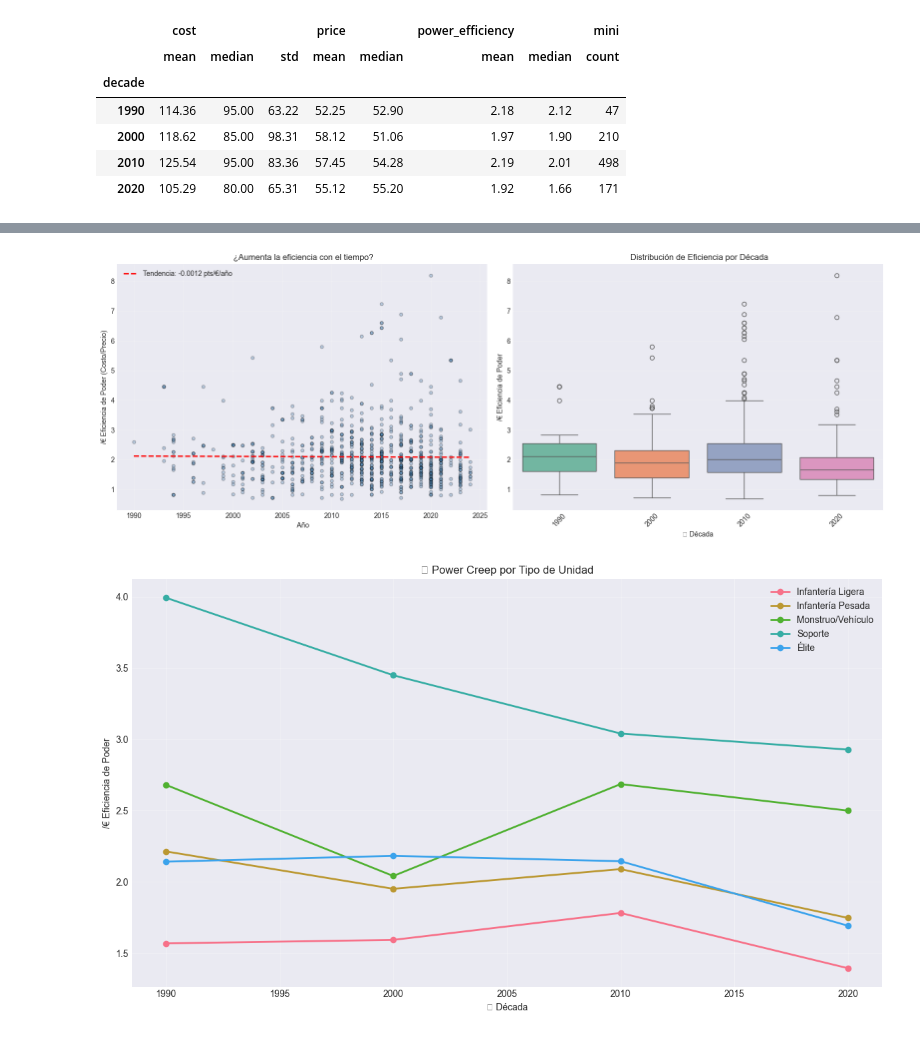
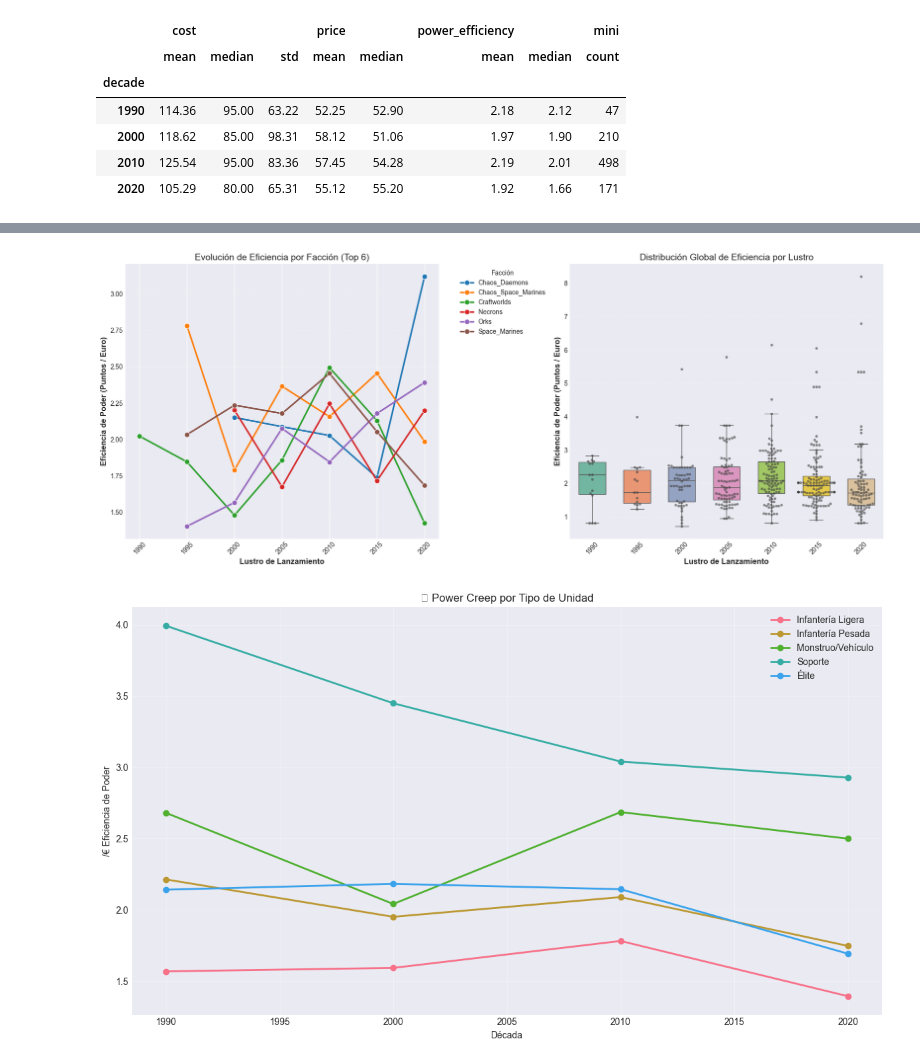
Before and after one commit to Varushet/EDA, a Jupyter notebook: src/main/EDA_W40K.ipynb, the cells around one changed output, grey strips where cells are left out. Cells and saved outputs as stored; diff of their text form; code cells hidden in the pictures.

Commit message:
EDA Finalizado

```diff
--- a/src/main/EDA_W40K.ipynb
+++ b/src/main/EDA_W40K.ipynb
@@ -15,10 +15,10 @@ sns.set_palette("husl")
 pd.set_option('display.max_columns', None)
 pd.set_option('display.float_format', lambda x: f'{x:.2f}')
 # %%
-df_mini = pd.read_csv('clear_data/df_W40K.csv')
-df_lore = pd.read_csv('clear_data/lore_books.csv')
-df_faction = pd.read_csv('clear_data/faction_own.csv')
-df_market = pd.read_csv('clear_data/print3d_market.csv')
+df_mini = pd.read_csv('../data/clear_data/df_W40K.csv')
+df_lore = pd.read_csv('../data/clear_data/lore_books.csv')
+df_faction = pd.read_csv('../data/clear_data/faction_own.csv')
+df_market = pd.read_csv('../data/clear_data/print3d_market.csv')
 # %%
 df_mini['price'] = pd.to_numeric(df_mini['price'], errors='coerce')
 df_mini['cost'] = pd.to_numeric(df_mini['cost'], errors='coerce')
@@ -31,6 +31,9 @@ df_market['year'] = pd.to_numeric(df_market['year'], errors='coerce')
 df_mini['faction_clean'] = df_mini['faction'].str.strip()
 df_lore['faction_clean'] = df_lore['faction'].str.strip()
 df_faction['faction_clean'] = df_faction['faction'].str.strip()
+
+
+df_mini['material'] = df_mini['material'].astype(str).str.replace('?', '', regex=False)
 # %%
 print(f" Miniaturas: {df_mini.shape}")
 print(f" Libros Lore: {df_lore.shape}")
@@ -1012,37 +1284,64 @@ plt.savefig('hipotesis_8_power_creep_trend.png', dpi=300, bbox_inches='tight')
 # %%
-# 8.5 - Visualización 2: Eficiencia de Poder (cost/price) over time
-fig, axes = plt.subplots(1, 2, figsize=(16, 6))
+import matplotlib.pyplot as plt
+import seaborn as sns
+import numpy as np
 
-# Scatter global con línea de tendencia
-axes[0].scatter(df_pc['year'], df_pc['power_efficiency'],
-                alpha=0.3, s=20, c='steelblue', edgecolors='black')
+# --- PREPARACIÓN DE DATOS ---
+df_pc['lustro'] = (df_pc['year'] // 5) * 5
+top_factions = df_pc['faction_clean'].value_counts().nlargest(6).index
+df_top = df_pc[df_pc['faction_clean'].isin(top_factions)]
 
-# Línea de regresión
-z = np.polyfit(df_pc['year'].dropna(), df_pc['power_efficiency'].dropna(), 1)
-p = np.poly1d(z)
-axes[0].plot(df_pc['year'].sort_values(),
-             p(np.sort(df_pc['year'].dropna())),
-             "r--", linewidth=2, label=f'Tendencia: {z[0]:.4f} pts/€/año')
+# Agrupar para el gráfico de líneas
+efficiency_trend = df_top.groupby(['faction_clean', 'lustro'])['power_efficiency'].mean().reset_index()
 
-axes[0].set_xlabel(' Año')
-axes[0].set_ylabel('/€ Eficiencia de Poder (Costo/Precio)')
-axes[0].set_title(' ¿Aumenta la eficiencia con el tiempo?')
-axes[0].legend()
-axes[0].grid(alpha=0.3)
+# --- CONFIGURACIÓN VISUAL UNIFICADA ---
+fig, axes = plt.subplots(1, 2, figsize=(18, 7))
 
-# Boxplot por década para ver distribución
-df_pc_clean = df_pc[df_pc['decade'].notna()]
-sns.boxplot(data=df_pc_clean, x='decade', y='power_efficiency', ax=axes[1], palette="Set2")
-axes[1].set_xlabel('📆 Década')
-axes[1].set_ylabel('/€ Eficiencia de Poder')
-axes[1].set_title(' Distribución de Eficiencia por Década')
+# Paleta de colores consistente
+palette = sns.color_palette("tab10", n_colors=len(top_factions))
+
+# GRÁFICO 1: TENDENCIA POR FACCION (Líneas)
+sns.lineplot(
+    data=efficiency_trend,
+    x='lustro',
+    y='power_efficiency',
+    hue='faction_clean',
+    marker='o',
+    markersize=8,
+    linewidth=2.5,
+    palette=palette,
+    ax=axes[0]
+)
+
+axes[0].set_xlabel('Lustro de Lanzamiento', fontsize=12, fontweight='bold')
+axes[0].set_ylabel('Eficiencia de Poder (Puntos / Euro)', fontsize=12, fontweight='bold')
+axes[0].set_title('Evolución de Eficiencia por Facción (Top 6)', fontsize=14)
+axes[0].legend(title='Facción', bbox_to_anchor=(1.05, 1), loc='upper left')
+axes[0].grid(axis='y', alpha=0.3, linestyle='--')
+axes[0].tick_params(axis='x', rotation=45)
+
+# GRÁFICO 2: DISTRIBUCIÓN GLOBAL (Box + Swarm)
+
+# Usamos boxplot para ver la mediana/rango y swarm para ver los datos reales
+sns.boxplot(data=df_top, x='lustro', y='power_efficiency', ax=axes[1],
+            palette="Set2", width=0.6, showfliers=False) # showfliers=False para limpieza
+
+sns.swarmplot(data=df_top, x='lustro', y='power_efficiency', ax=axes[1],
+              color=".25", size=4, alpha=0.6)
+
+axes[1].set_xlabel('Lustro de Lanzamiento', fontsize=12, fontweight='bold')
+axes[1].set_ylabel('Eficiencia de Poder (Puntos / Euro)', fontsize=12, fontweight='bold')
+axes[1].set_title('Distribución Global de Eficiencia por Lustro', fontsize=14)
+axes[1].grid(axis='y', alpha=0.3, linestyle='--')
 axes[1].tick_params(axis='x', rotation=45)
-axes[1].grid(axis='y', alpha=0.3)
 
-plt.tight_layout()
-plt.savefig('hipotesis_8_efficiency_analysis.png', dpi=300, bbox_inches='tight')
+# Ajuste final para que no se solapen
+plt.tight_layout(rect=[0, 0, 0.95, 1]) # Dejamos espacio a la derecha para la leyenda del gráfico 1
+
+plt.savefig('../img/hipotesis_8_efficiency_combined.png', dpi=300, bbox_inches='tight')
+plt.show()
 # %% [output]
-[figure, old version]
+[figure, new version]
 # %%
 # 8.6 - Análisis por "rol" aproximado usando rangos de base_mm2 y cost
 # Clasificación heurística de tipos de unidad
```
Also changed, not shown: parts of 44 cells of this notebook, 41 other files.
